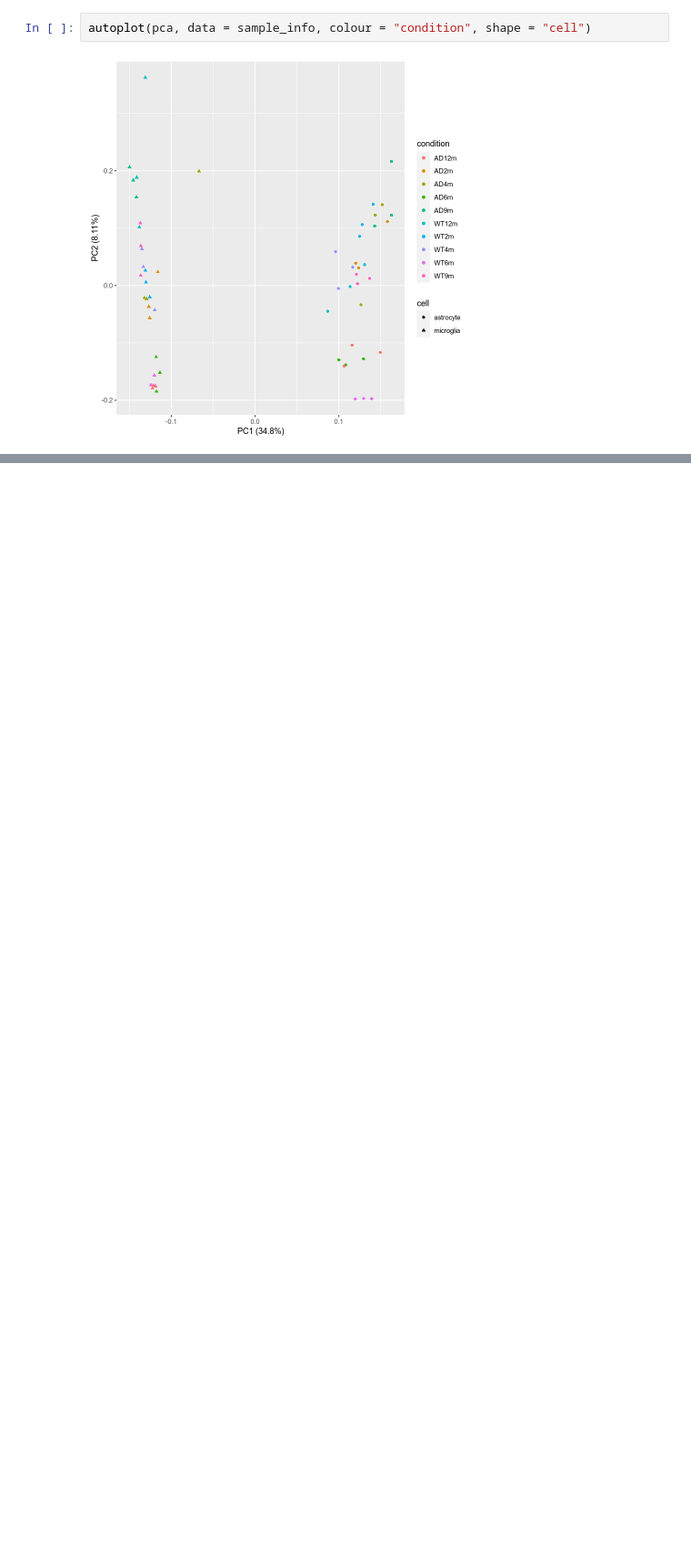
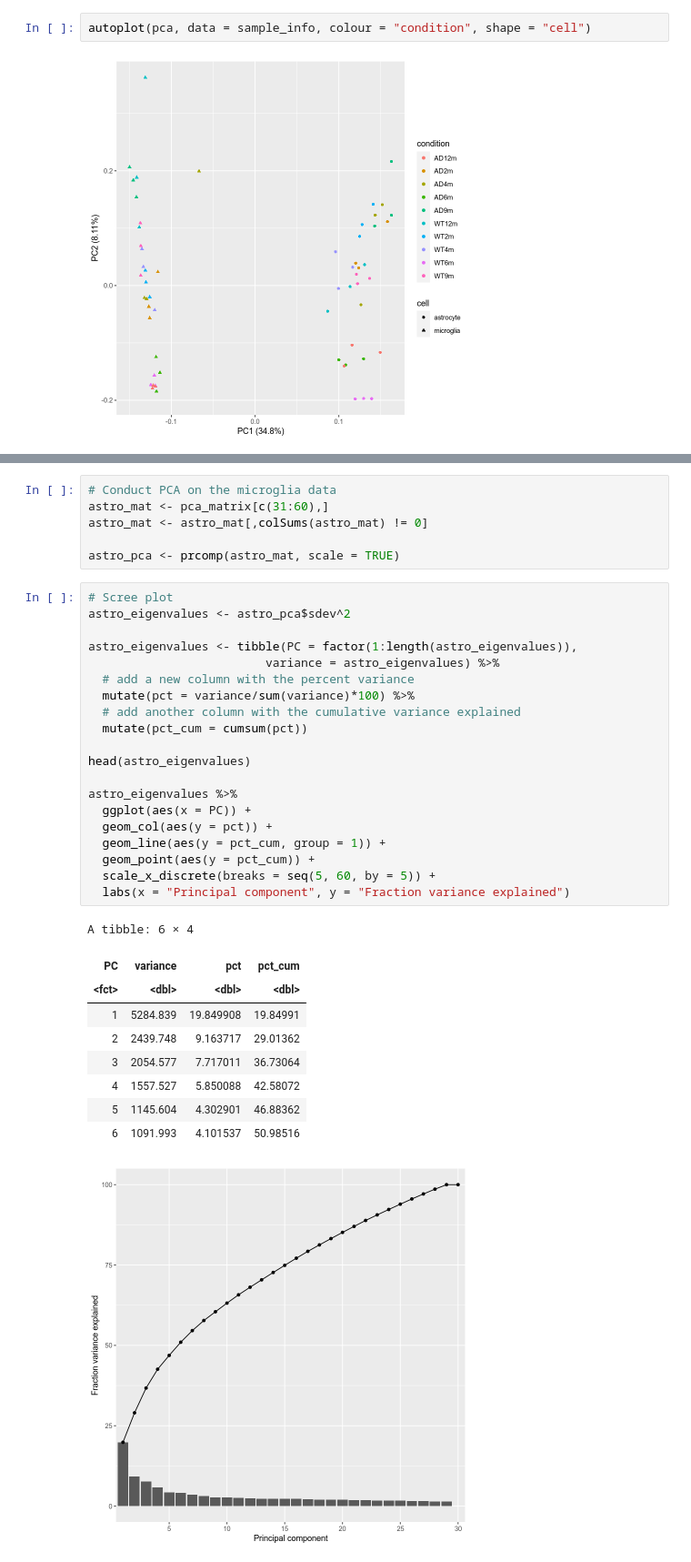
Before and after one commit to rogadde/rnaseq-analysis, a Jupyter notebook: results/pca.ipynb, the cells around one changed output, grey strips where cells are left out. Shown at 91% size. Saved outputs shown, nothing was run; the diff lists cells and outputs as text; blank space fills up the shorter version.

```diff
--- a/results/pca.ipynb
+++ b/results/pca.ipynb
@@ -102,0 +161,37 @@ autoplot(pca, data = sample_info, colour = "condition", shape = "cell")
+# %%
+# Conduct PCA on the microglia data
+astro_mat <- pca_matrix[c(31:60),]
+astro_mat <- astro_mat[,colSums(astro_mat) != 0]
+
+astro_pca <- prcomp(astro_mat, scale = TRUE)
+# %%
+# Scree plot
+astro_eigenvalues <- astro_pca$sdev^2
+
+astro_eigenvalues <- tibble(PC = factor(1:length(astro_eigenvalues)),
+                         variance = astro_eigenvalues) %>%
+  # add a new column with the percent variance
+  mutate(pct = variance/sum(variance)*100) %>%
+  # add another column with the cumulative variance explained
+  mutate(pct_cum = cumsum(pct))
+
+head(astro_eigenvalues)
+
+astro_eigenvalues %>%
+  ggplot(aes(x = PC)) +
+  geom_col(aes(y = pct)) +
+  geom_line(aes(y = pct_cum, group = 1)) +
+  geom_point(aes(y = pct_cum)) +
+  scale_x_discrete(breaks = seq(5, 60, by = 5)) +
+  labs(x = "Principal component", y = "Fraction variance explained")
+# %% [output]
+A tibble: 6 × 4
+| PC | variance | pct | pct_cum |
+| <fct> | <dbl> | <dbl> | <dbl> |
+| 1 | 5284.839 | 19.849908 | 19.84991 |
+| 2 | 2439.748 | 9.163717 | 29.01362 |
+| 3 | 2054.577 | 7.717011 | 36.73064 |
+| 4 | 1557.527 | 5.850088 | 42.58072 |
+| 5 | 1145.604 | 4.302901 | 46.88362 |
+| 6 | 1091.993 | 4.101537 | 50.98516 |
+[figure, added]
```
Also changed, not shown: parts of 7 cells of this notebook, 1 other file.
